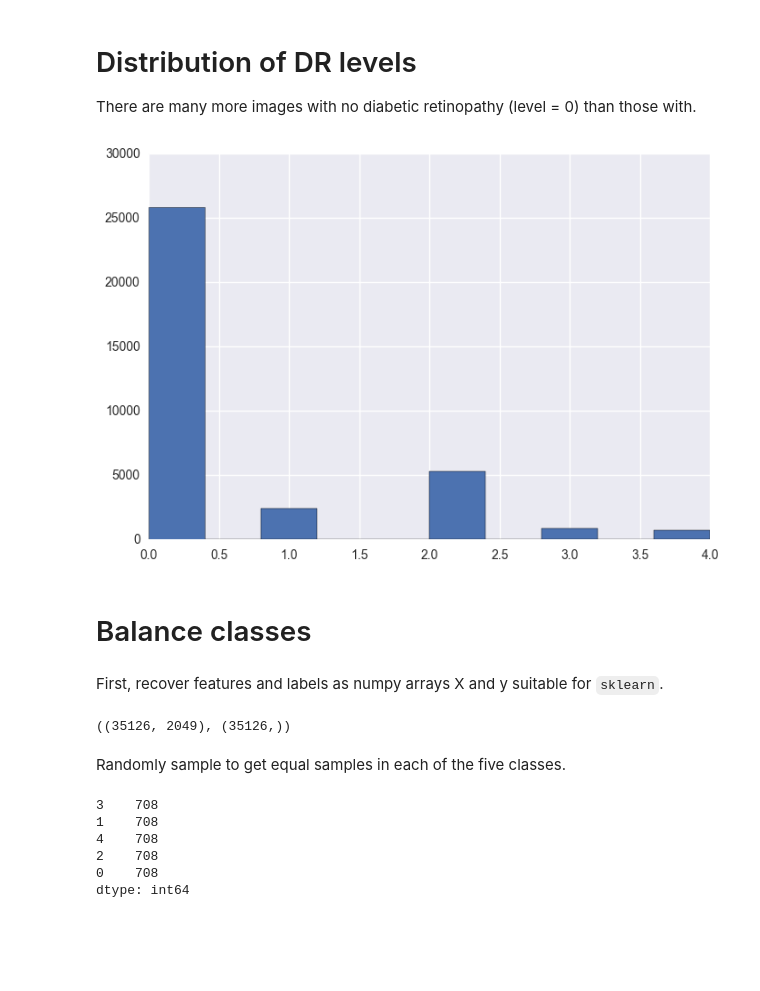
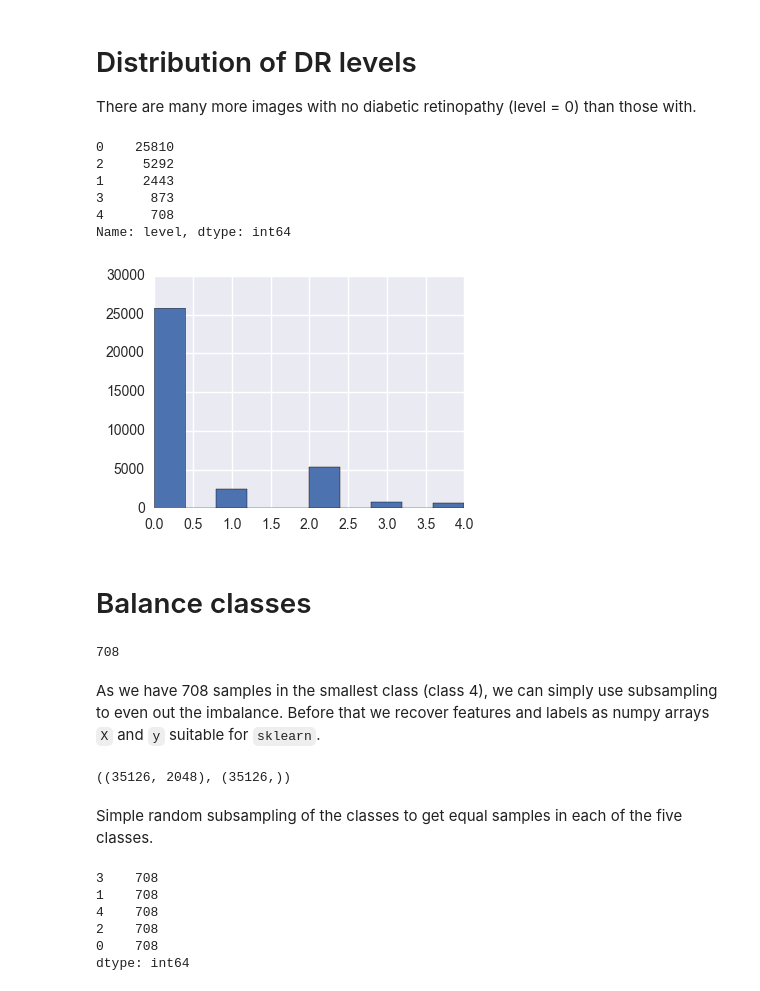
Before and after one commit to sthorn/retinopathy, a Jupyter notebook: Model.ipynb, the cells around one changed output. Saved outputs shown, nothing was run; the diff lists cells and outputs as text; code cells hidden in the pictures; blank space fills up the shorter version.

```diff
--- a/Model.ipynb
+++ b/Model.ipynb
@@ -46,25 +47,35 @@ df.head(4)
 # Distribution of DR levels
 There are many more images with no diabetic retinopathy (level = 0) than those with.
 # %%
-df.level.hist();
+df.level.hist(figsize=(4,3));
+df.level.value_counts()
 # %% [output]
+0    25810
+2     5292
+1     2443
+3      873
+4      708
+Name: level, dtype: int64
-[figure, old version]
+[figure, new version]
 # %% [markdown]
 # Balance classes
+# %%
+min_class = df.level.value_counts().min() # number of samples in smallest class
+min_class
+# %% [output]
+708
 # %% [markdown]
-First, recover features and labels as numpy arrays X and y suitable for `sklearn`.
+As we have 708 samples in the smallest class (class 4), we can simply use subsampling to even out the imbalance. Before that we recover features and labels as numpy arrays `X` and `y` suitable for `sklearn`.
 # %%
-feature_cols = df.columns[:-2] # only Inception v3 features
-feature_cols = df.columns[:-1] # Inception v3 features + sharpness
+feature_cols = df.columns[:-1]  # all columns except 'level'
 X = df[feature_cols].values
 y = df['level'].values
-#s = df['sharpness'].values
 
-X.shape, y.shape#, s.shape
+X.shape, y.shape
 # %% [output]
-((35126, 2049), (35126,))
+((35126, 2048), (35126,))
 # %% [markdown]
-Randomly sample to get equal samples in each of the five classes.
+Simple random subsampling of the classes to get equal samples in each of the five classes.
 # %%
 np.random.seed(42)
 min_class = pd.Series(y).value_counts().min() # number of samples in smallest class
```
Also changed, not shown: parts of 27 cells of this notebook.
